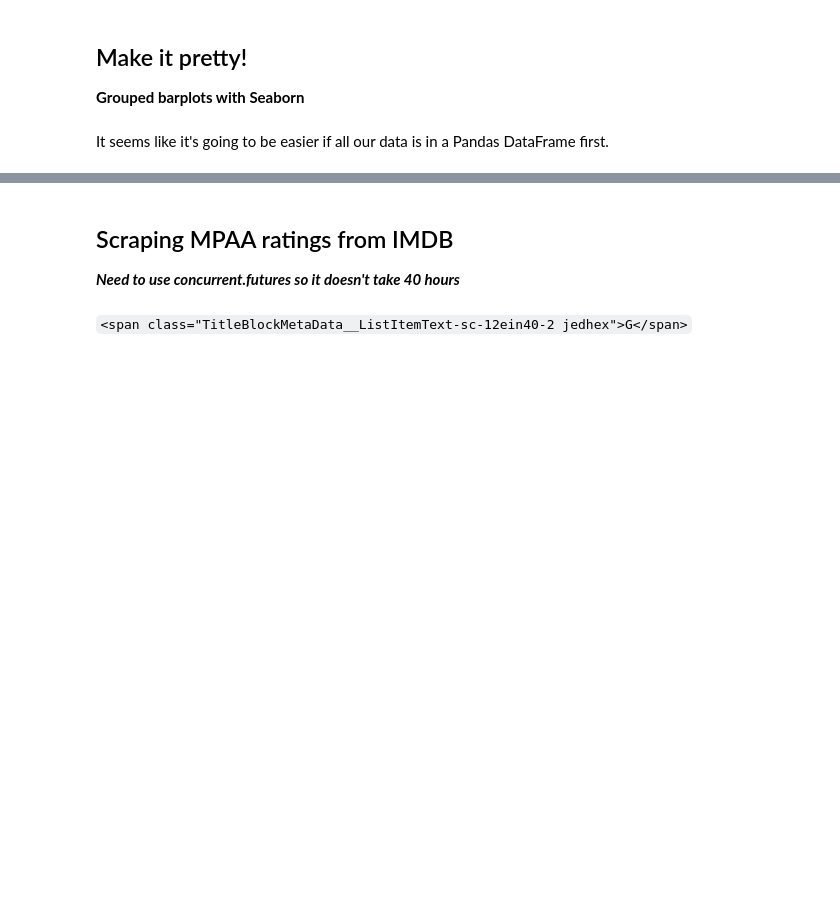
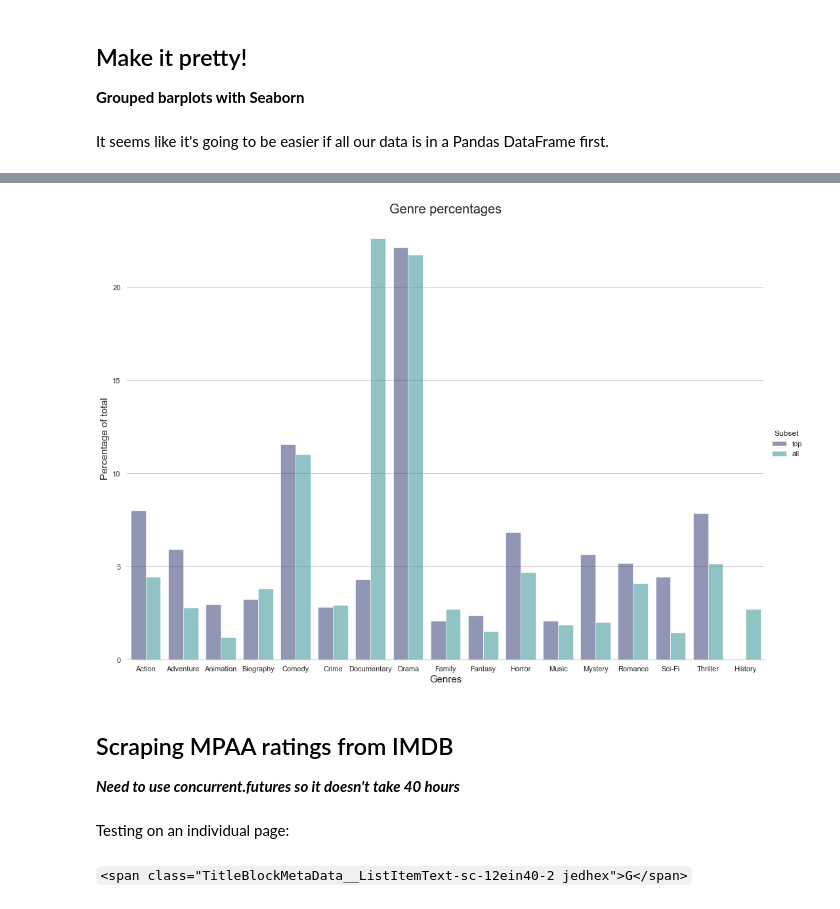
Before and after one commit to jmarkowi/Microsoft-Studios-Analysis, a Jupyter notebook: jmark_working_nb.ipynb, the cells around one changed output, grey strips where cells are left out. Cells and saved outputs as stored; diff of their text form; code cells hidden in the pictures; blank space fills up the shorter version.

Commit message:
Graph genres with Seaborn

```diff
--- a/jmark_working_nb.ipynb
+++ b/jmark_working_nb.ipynb
@@ -731,0 +725,6 @@ sns.set_theme(style="whitegrid")
+# %%
+comparing_genres_df = pd.DataFrame.from_dict(top_genre_counts, orient='index', columns=['percentage'])
+comparing_genres_df.reset_index(inplace=True)
+comparing_genres_df.rename(columns={'index': 'genres'}, inplace=True)
+comparing_genres_df['type'] = 'top'
+comparing_genres_df
@@ -731,0 +749,6 @@ sns.set_theme(style="whitegrid")
+# %%
+all_genres = pd.DataFrame.from_dict(gen_genre_counts, orient='index', columns=['percentage'])
+all_genres.reset_index(inplace=True)
+all_genres.rename(columns={'index': 'genres'}, inplace=True)
+all_genres['type'] = 'all'
+all_genres
@@ -731,0 +774,3 @@ sns.set_theme(style="whitegrid")
+# %%
+comparing_genres_df = comparing_genres_df.append(all_genres)
+comparing_genres_df
@@ -732,3 +795,19 @@ sns.set_theme(style="whitegrid")
+# %%
+import seaborn as sns
+sns.set_theme(style="whitegrid")
+
+# Draw a nested barplot by percentage and (sub)set
+g = sns.catplot(
+    data=comparing_genres_df, kind="bar",
+    x="genres", y="percentage", hue="type",
+    palette="mako", alpha=.6, height=10, aspect=11.7/8.27
+)
+g.despine(left=True)
+g.set_axis_labels("Genres", "Percentage of total", size=15)
+plt.title("Genre percentages", size=20)
+g.legend.set_title("Subset");
+# %% [output]
+[figure, added]
 # %% [markdown]
 ## Scraping MPAA ratings from IMDB
 ***Need to use concurrent.futures so it doesn't take 40 hours***
@@ -738,3 +818,5 @@ sns.set_theme(style="whitegrid")
+# %% [markdown]
+Testing on an individual page:
 # %%
 # html_page = requests.get('https://www.imdb.com/title/tt0069049/') # Make a get request to retrieve the page
 # soup = BeautifulSoup(html_page.content, 'html.parser') # Pass the page contents to beautiful soup for parsing
```
Also changed, not shown: parts of 14 cells of this notebook.
